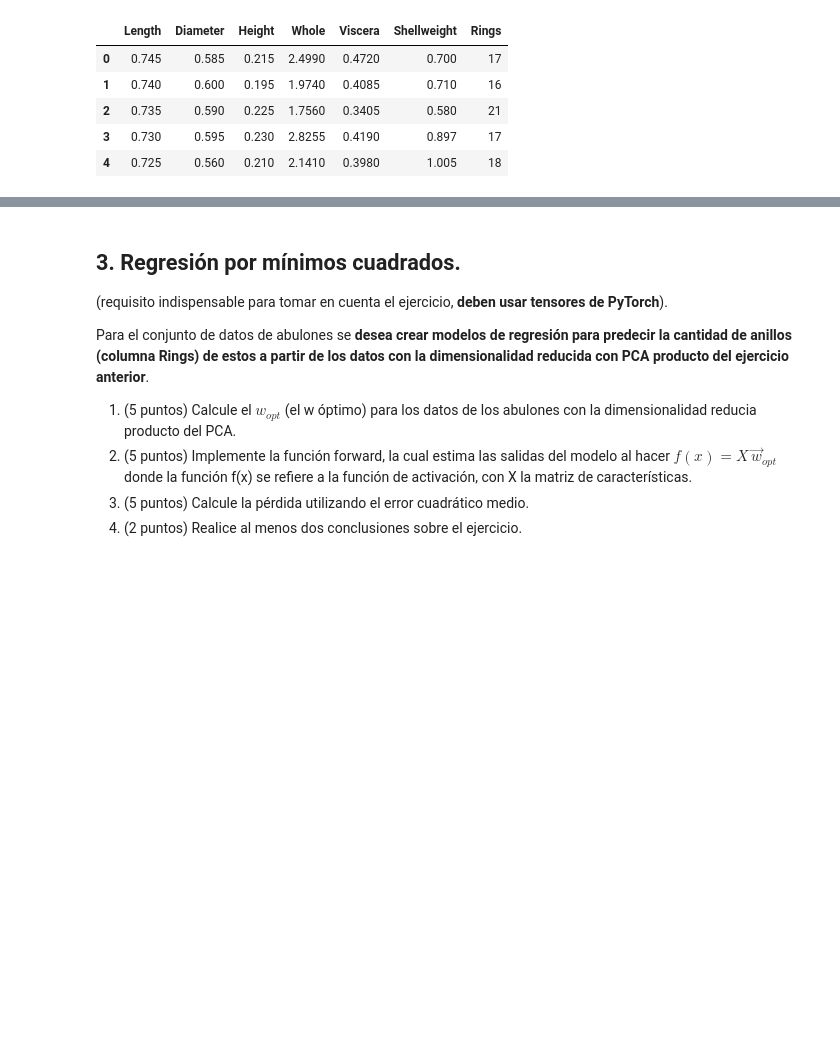
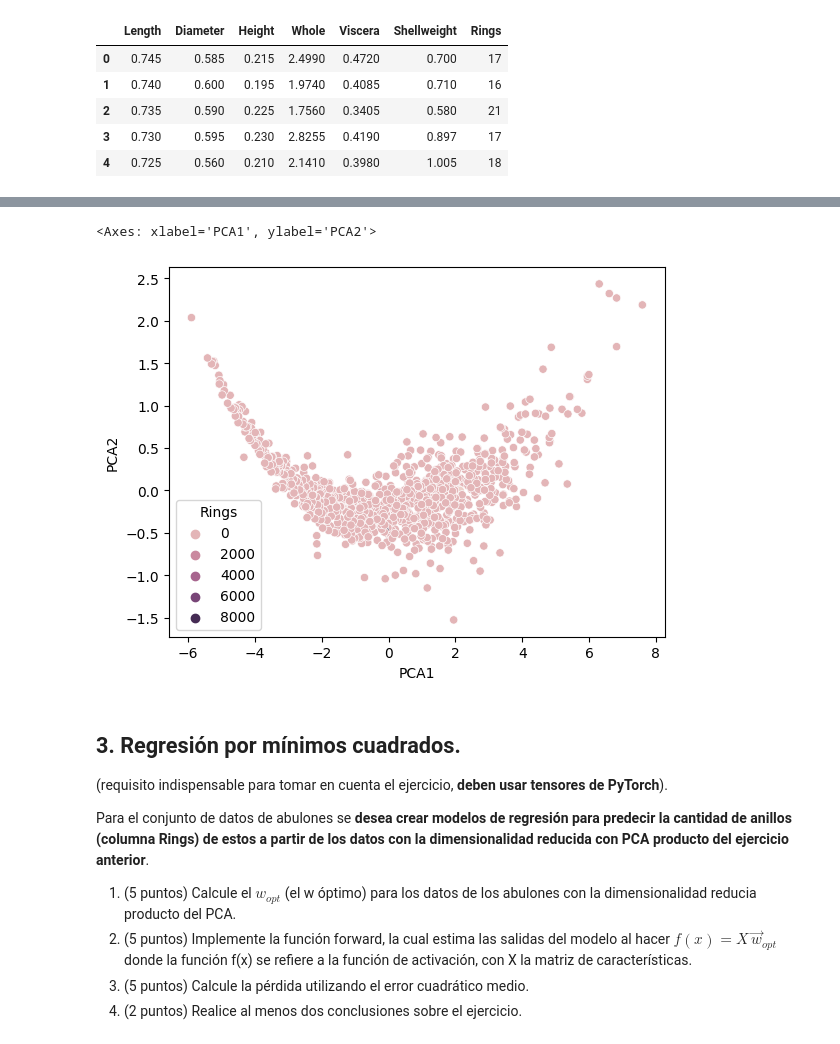
Before and after one commit to pabloamh27/PCA_project, a Jupyter notebook: TP02.ipynb, the cells around one changed output, grey strips where cells are left out. Saved outputs shown, nothing was run; the diff lists cells and outputs as text; code cells hidden in the pictures; blank space fills up the shorter version.

```diff
--- a/TP02.ipynb
+++ b/TP02.ipynb
@@ -387 +393,3 @@ data_7= pd.DataFrame({'PCA1': pca_7[:,0],'PCA2': pca_7[:,1],'PCA3': pca_7[:,2],'
+# %%
+data_2= pd.DataFrame({'PCA1': pca_2[:,0],'PCA2': pca_2[:,1], 'Rings' : data['Rings']})
 # %%
@@ -411,3 +418,8 @@ sns.barplot(x= ['Length','Diameter','Height','Whole','Viscera','Shellweight','Ri
+# %%
+sns.scatterplot(x='PCA1', y = 'PCA2', hue= 'Rings', data=data_2)
+# %% [output]
+<Axes: xlabel='PCA1', ylabel='PCA2'>
+[figure, added]
 # %% [markdown]
 ## 3. Regresión por mínimos cuadrados.
 (requisito indispensable para tomar en cuenta el ejercicio, **deben usar tensores de PyTorch**).
```
Also changed, not shown: parts of 9 cells of this notebook.
